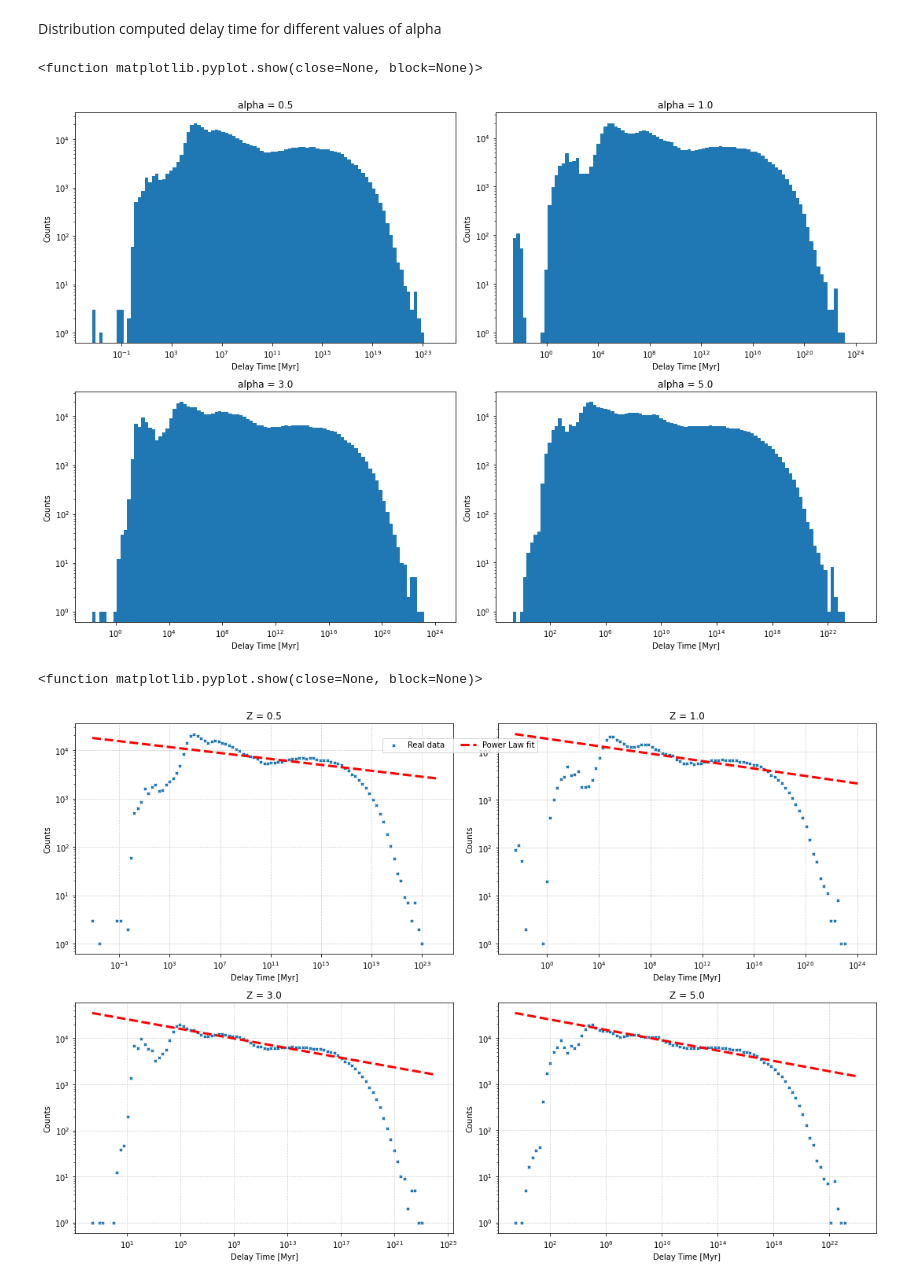
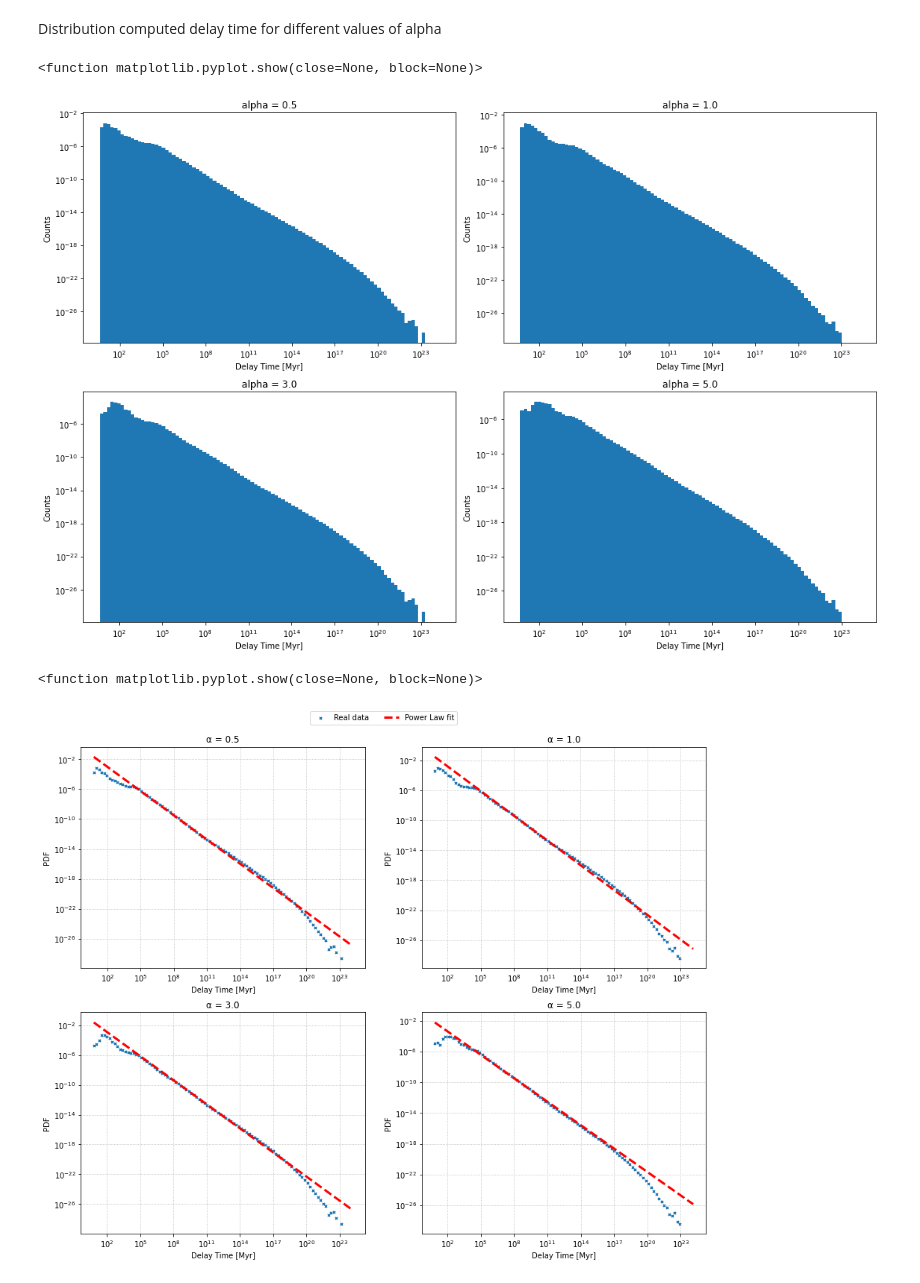
Before and after one commit to Bahadoram/Delay-Time-Dist.-of-Compact-Binary-Objects, a Jupyter notebook: distribution_fitting.ipynb, the cells around one changed output. Saved outputs shown, nothing was run; the diff lists cells and outputs as text; code cells hidden in the pictures.

Commit message:
correct histograms

```diff
--- a/distribution_fitting.ipynb
+++ b/distribution_fitting.ipynb
@@ -233,7 +260,7 @@ fig, ax = plt.subplots(figsize=(18,10))
 
 for key in Z_df.keys():
     b                    = np.logspace(np.log10(min(Z_df[key].Delay_Time+Z_df[key].BWorldtime)), np.log10(max(Z_df[key].Delay_Time+Z_df[key].BWorldtime)), 50)
-    entries, edges, _    = ax.hist( Z_df[key].Delay_Time+Z_df[key].BWorldtime, bins=b, histtype='step', lw=3, label='Z = '+str(key) )
+    entries, edges, _    = ax.hist( Z_df[key].Delay_Time+Z_df[key].BWorldtime, bins=b, histtype='step', lw=3, label='Z = '+str(key), density=True )
 
 ax.set_xscale('log')
 ax.set_yscale('log')
@@ -253,7 +280,7 @@ fig, ax = plt.subplots(figsize=(18,10))
 
 for key in Z_df.keys():
     b                    = np.logspace(np.log10(min(Z_df[key].GWtime+Z_df[key].BWorldtime)), np.log10(max(Z_df[key].GWtime+Z_df[key].BWorldtime)), 50)
-    entries, edges, _    = ax.hist( Z_df[key].GWtime+Z_df[key].BWorldtime, bins=b, histtype='step', lw=3, label='Z = '+str(key) )
+    entries, edges, _    = ax.hist( Z_df[key].GWtime+Z_df[key].BWorldtime, bins=b, histtype='step', lw=3, label='Z = '+str(key), density=True )
 
 ax.set_xscale('log')
 ax.set_yscale('log')
@@ -278,7 +305,7 @@ x, y = (0, 0)
 
 for key in Z_df.keys():
     b = np.logspace(np.log10(min(Z_df[key].Delay_Time)), np.log10(max(Z_df[key].Delay_Time)), 50)
-    ax[x,y].hist(Z_df[key].GWtime, bins=b)
+    ax[x,y].hist(Z_df[key].GWtime, bins=b, density=True)
     #ax[x,y].hist(Z_df[key].GWtime+Z_df[key].BWorldtime)
     ax[x,y].set_xscale('log')
     ax[x,y].set_yscale('log')
@@ -309,8 +336,8 @@ x, y = (0, 0)
 for key in alpha_df.keys():
     #ax[x,y].hist(alpha_df[key][(alpha_df[key].Delay_Time<1e18)].Delay_Time, bins=200)
     #b                         = np.histogram_bin_edges(alpha_df[key][(alpha_df[key].Delay_Time<1e18)].Delay_Time, bins='rice')
-    b                         = np.logspace(np.log10(min(alpha_df[key].Delay_Time)), np.log10(max(alpha_df[key].Delay_Time)), 100)
-    entries[x,y], edges, _    = ax[x,y].hist(            alpha_df[key].Delay_Time, bins=b       )
+    b                         = np.logspace(np.log10(min(alpha_df[key].Delay_Time+alpha_df[key].BWorldtime)), np.log10(max(alpha_df[key].Delay_Time+alpha_df[key].BWorldtime)), 100)
+    entries[x,y], edges, _    = ax[x,y].hist(            alpha_df[key].Delay_Time+alpha_df[key].BWorldtime, bins=b, density=True)
 
     # calculate bin centers
     bin_centers[x,y]          = 0.5 * (edges[:-1] + edges[1:])
@@ -335,38 +362,39 @@ fig.tight_layout()
 plt.show
 # %% [output]
 <function matplotlib.pyplot.show(close=None, block=None)>
-[figure, old version]
+[figure, new version]
 # %%
-fig, ax = plt.subplots(ncols=2, nrows=2, figsize=(15, 10))
+fig, ax = plt.subplots(ncols=2, nrows=2, figsize=(15, 12))
 
 # indexes for the plot
 x, y = (0, 0)
 
 for key in alpha_df.keys():
     ax[x,y].scatter(bin_centers[x,y], entries[x,y], s=10, marker='x')
     ax[x,y].plot(bin_centers[x,y], power_law(bin_centers[x,y], popt[x,y][0], popt[x,y][1]), 'r--', lw=3)
 
     ax[x,y].grid(ls='dotted')
 
     ax[x,y].set_xscale('log')
     ax[x,y].set_yscale('log')
 
-    ax[x,y].set_title('Z = '+str(key))
+    ax[x,y].set_title('α = '+str(key))
     ax[x,y].set_xlabel('Delay Time [Myr]')
-    ax[x,y].set_ylabel('Counts')
+    ax[x,y].set_ylabel('PDF')
 
     y += 1
     if y == 2:
         x +=1
         y = 0
 
 labels = ['Real data', 'Power Law fit']
 fig.legend(labels, loc='center',bbox_to_anchor=(.5,.925), ncol=len(labels), bbox_transform=fig.transFigure)
-fig.tight_layout()
+#fig.tight_layout()
+fig.savefig("figures/Fit_alpha.png")
 plt.show
 # %% [output]
 <function matplotlib.pyplot.show(close=None, block=None)>
-[figure, old version]
+[figure, new version]
 # %%
 fig, ax = plt.subplots(figsize=(18,10))
 
```
Also changed, not shown: parts of 25 cells of this notebook.
